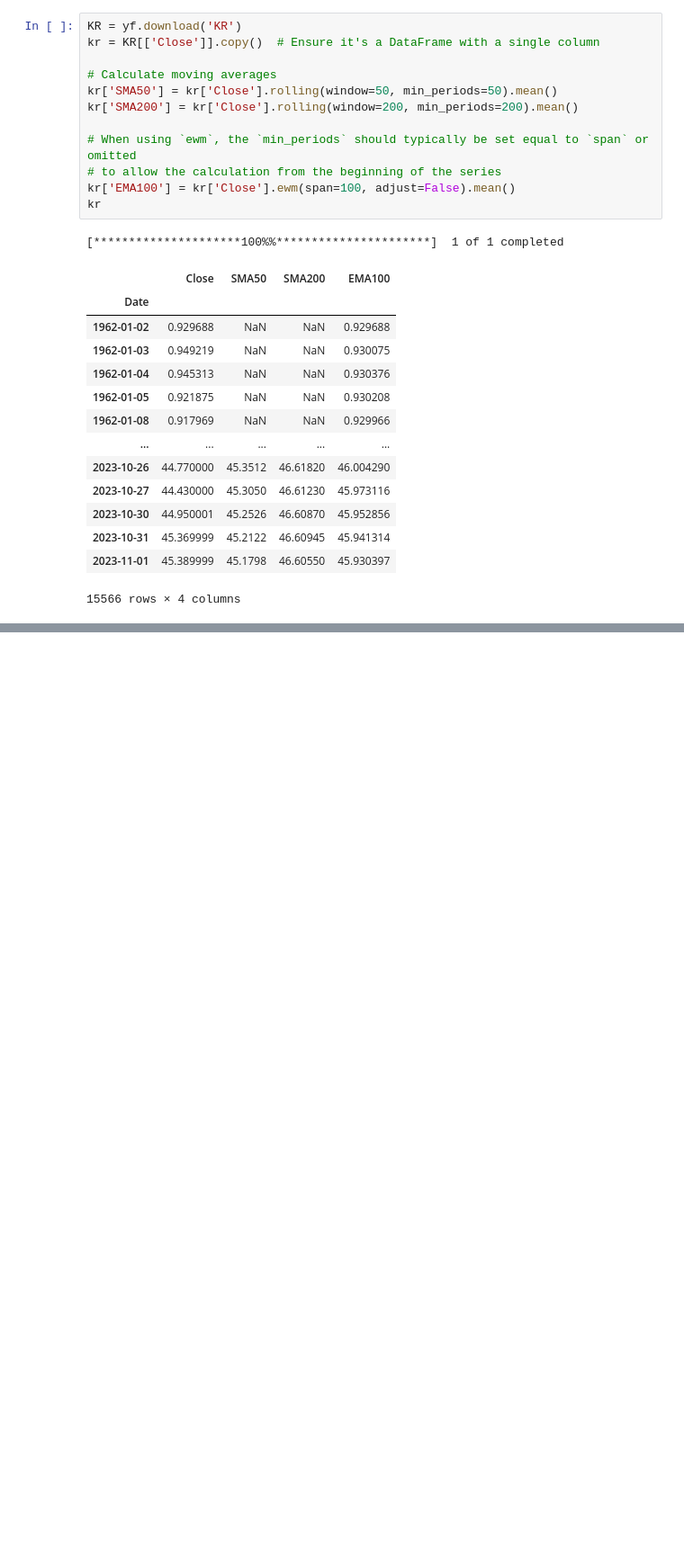
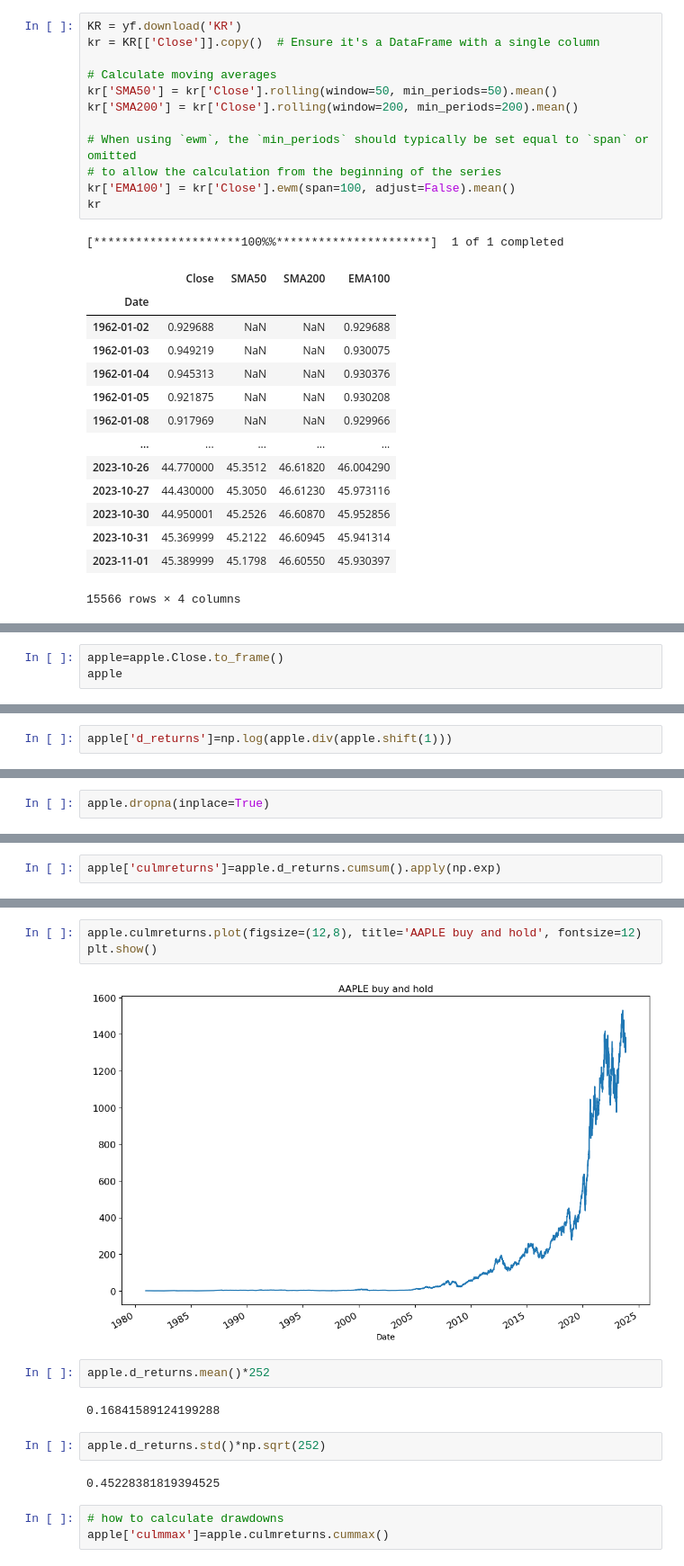
Before and after one commit to SouCode/RoboTrader, a Jupyter notebook: inMoney3.ipynb, the cells around one changed output, grey strips where cells are left out. Shown at 90% size. Cells and saved outputs as stored; diff of their text form; blank space fills up the shorter version.

Commit message:
Reindexing, Cummulative Returns & drawndowns

```diff
--- a/inMoney3.ipynb
+++ b/inMoney3.ipynb
@@ -99,0 +250,3 @@ plt.show()
+# %%
+apple=apple.Close.to_frame()
+apple
@@ -99,0 +284,2 @@ plt.show()
+# %%
+apple['d_returns']=np.log(apple.div(apple.shift(1)))
@@ -99,0 +303,2 @@ plt.show()
+# %%
+apple.dropna(inplace=True)
@@ -99,0 +330,2 @@ plt.show()
+# %%
+apple['culmreturns']=apple.d_returns.cumsum().apply(np.exp)
@@ -99,0 +349,16 @@ plt.show()
+# %%
+apple.culmreturns.plot(figsize=(12,8), title='AAPLE buy and hold', fontsize=12)
+plt.show()
+# %% [output]
+[figure, added]
+# %%
+apple.d_returns.mean()*252
+# %% [output]
+0.16841589124199288
+# %%
+apple.d_returns.std()*np.sqrt(252)
+# %% [output]
+0.45228381819394525
+# %%
+# how to calculate drawdowns
+apple['culmmax']=apple.culmreturns.cummax()
```
Also changed, not shown: parts of 36 cells of this notebook, 1 other file.
